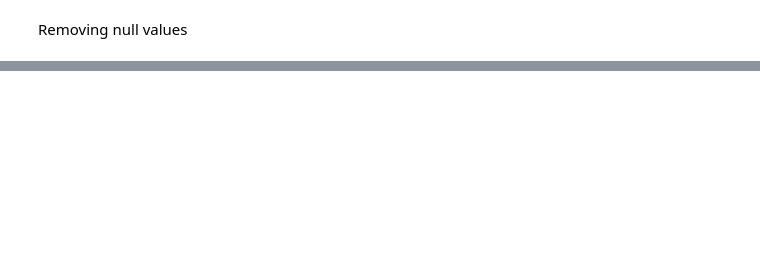
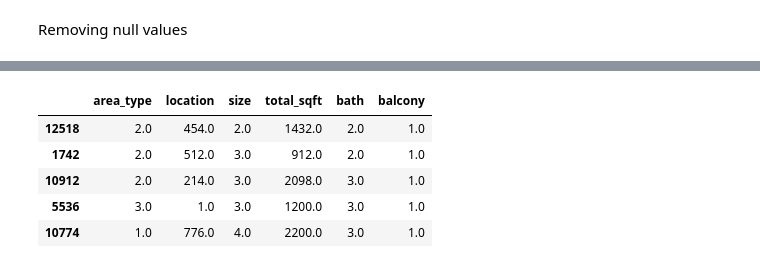
Before and after one commit to gunjan7858903606/gunjan, a Jupyter notebook: Untitled37.ipynb, the cells around one changed output, grey strips where cells are left out. Saved outputs shown, nothing was run; the diff lists cells and outputs as text; code cells hidden in the pictures; blank space fills up the shorter version.

```diff
--- a/Untitled37.ipynb
+++ b/Untitled37.ipynb
@@ -513,0 +711,9 @@ Removing null values
+# %%
+X_test.head()
+# %% [output]
+|  | area_type | location | size | total_sqft | bath | balcony |
+| 12518 | 2.0 | 454.0 | 2.0 | 1432.0 | 2.0 | 1.0 |
+| 1742 | 2.0 | 512.0 | 3.0 | 912.0 | 2.0 | 1.0 |
+| 10912 | 2.0 | 214.0 | 3.0 | 2098.0 | 3.0 | 1.0 |
+| 5536 | 3.0 | 1.0 | 3.0 | 1200.0 | 3.0 | 1.0 |
+| 10774 | 1.0 | 776.0 | 4.0 | 2200.0 | 3.0 | 1.0 |
```
Also changed, not shown: parts of 34 cells of this notebook.
